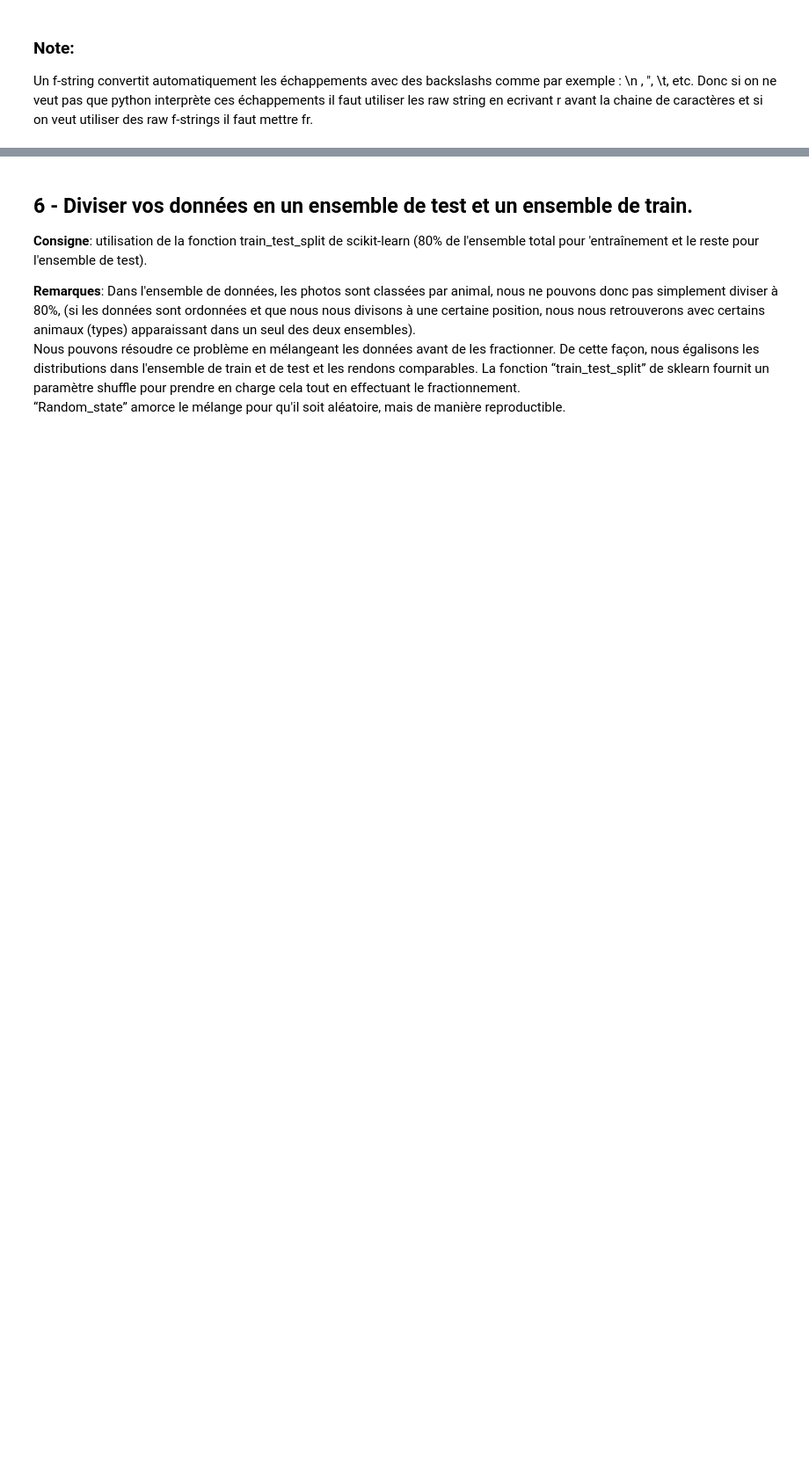
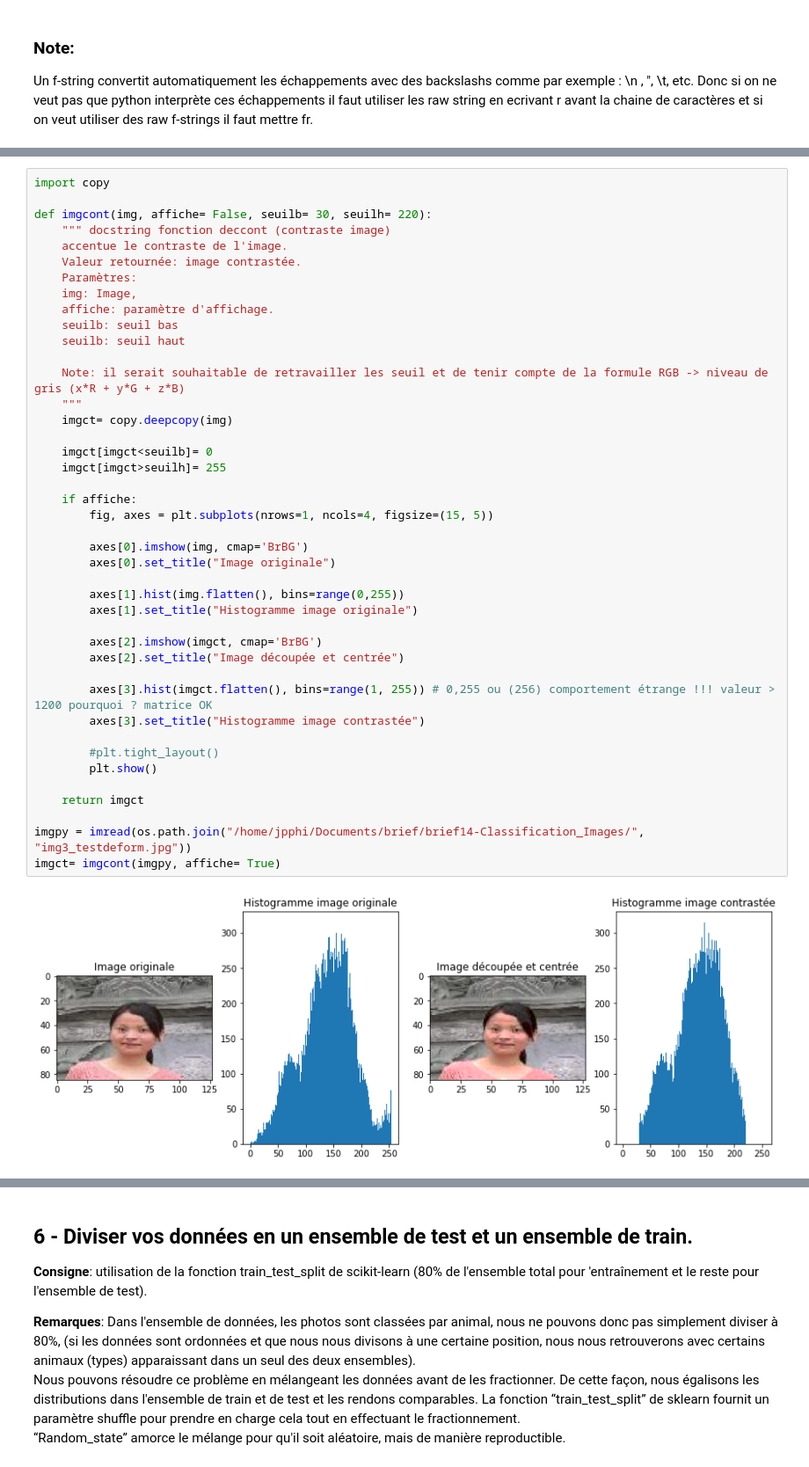
Before and after one commit to jpphi/brief14-Classification_Images, a Jupyter notebook: brief14-Classification_Images.ipynb, the cells around one changed output, grey strips where cells are left out. Shown at 88% size. Saved outputs shown, nothing was run; the diff lists cells and outputs as text; blank space fills up the shorter version.

```diff
--- a/brief14-Classification_Images.ipynb
+++ b/brief14-Classification_Images.ipynb
@@ -309,0 +197,44 @@ for ax, label in zip(axes, labels):
+# %%
+import copy
+
+def imgcont(img, affiche= False, seuilb= 30, seuilh= 220):
+    """ docstring fonction deccont (contraste image)
+    accentue le contraste de l'image.
+    Valeur retournée: image contrastée.
+    Paramètres:
+    img: Image,
+    affiche: paramètre d'affichage.
+    seuilb: seuil bas
+    seuilb: seuil haut
+
+    Note: il serait souhaitable de retravailler les seuil et de tenir compte de la formule RGB -> niveau de gris (x*R + y*G + z*B)
+    """
+    imgct= copy.deepcopy(img)
+
+    imgct[imgct<seuilb]= 0
+    imgct[imgct>seuilh]= 255
+
+    if affiche:
+        fig, axes = plt.subplots(nrows=1, ncols=4, figsize=(15, 5))
+
+        axes[0].imshow(img, cmap='BrBG')
+        axes[0].set_title("Image originale")
+
+        axes[1].hist(img.flatten(), bins=range(0,255))
+        axes[1].set_title("Histogramme image originale")
+
+        axes[2].imshow(imgct, cmap='BrBG')
+        axes[2].set_title("Image découpée et centrée")
+
+        axes[3].hist(imgct.flatten(), bins=range(1, 255)) # 0,255 ou (256) comportement étrange !!! valeur > 1200 pourquoi ? matrice OK
+        axes[3].set_title("Histogramme image contrastée")
+
+        #plt.tight_layout()
+        plt.show()
+
+    return imgct
+
+imgpy = imread(os.path.join("/home/jpphi/Documents/brief/brief14-Classification_Images/", "img3_testdeform.jpg"))
+imgct= imgcont(imgpy, affiche= True)
+# %% [output]
+[figure, added]
```
Also changed, not shown: parts of 87 cells of this notebook, 9 other files.
